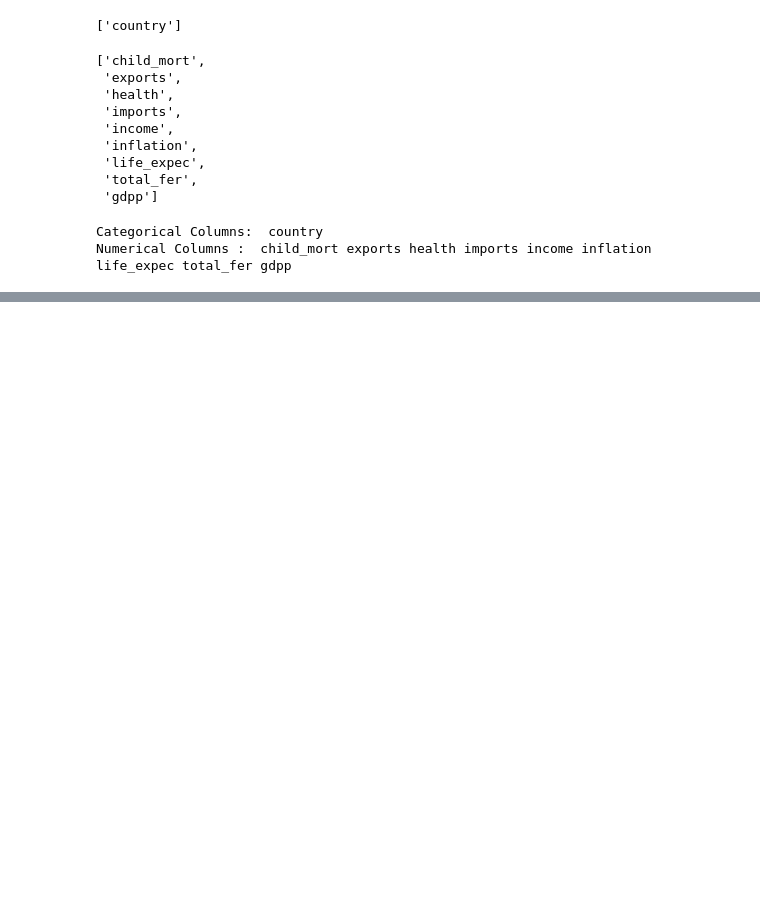
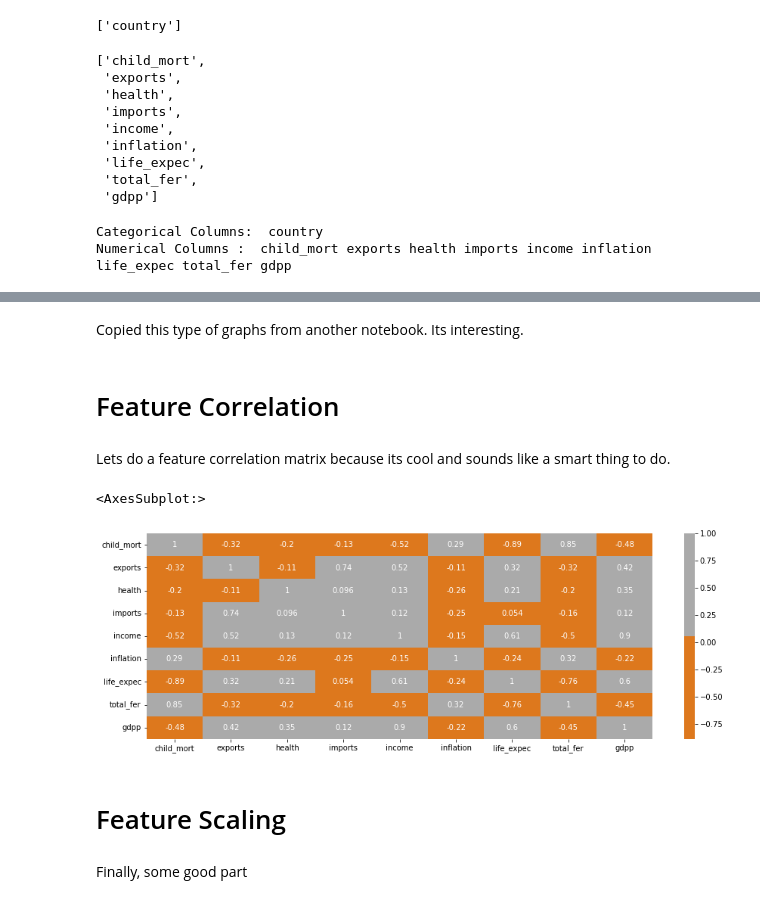
Before and after one commit to fpaul787/tackleml, a Jupyter notebook: unsupervised_learning/k_means.ipynb, the cells around one changed output, grey strips where cells are left out. Saved outputs shown, nothing was run; the diff lists cells and outputs as text; code cells hidden in the pictures; blank space fills up the shorter version.

Commit message:
Matrix correlation

```diff
--- a/unsupervised_learning/k_means.ipynb
+++ b/unsupervised_learning/k_means.ipynb
@@ -169,0 +170,17 @@ plt.show()
+# %% [markdown]
+Copied this type of graphs from another notebook. Its interesting.
+# %% [markdown]
+# Feature Correlation
+# %% [markdown]
+Lets do a feature correlation matrix because its cool and sounds like a smart thing to do.
+# %%
+fig, ax = plt.subplots(nrows= 1, ncols= 1, figsize = (15, 5))
+corr = data.corr()
+sns.heatmap(corr, cmap = colors,annot = True,cbar = 'True')
+# %% [output]
+<AxesSubplot:>
+[figure, added]
+# %% [markdown]
+# Feature Scaling
+# %% [markdown]
+Finally, some good part
```
Also changed, not shown: parts of 1 cell of this notebook.
